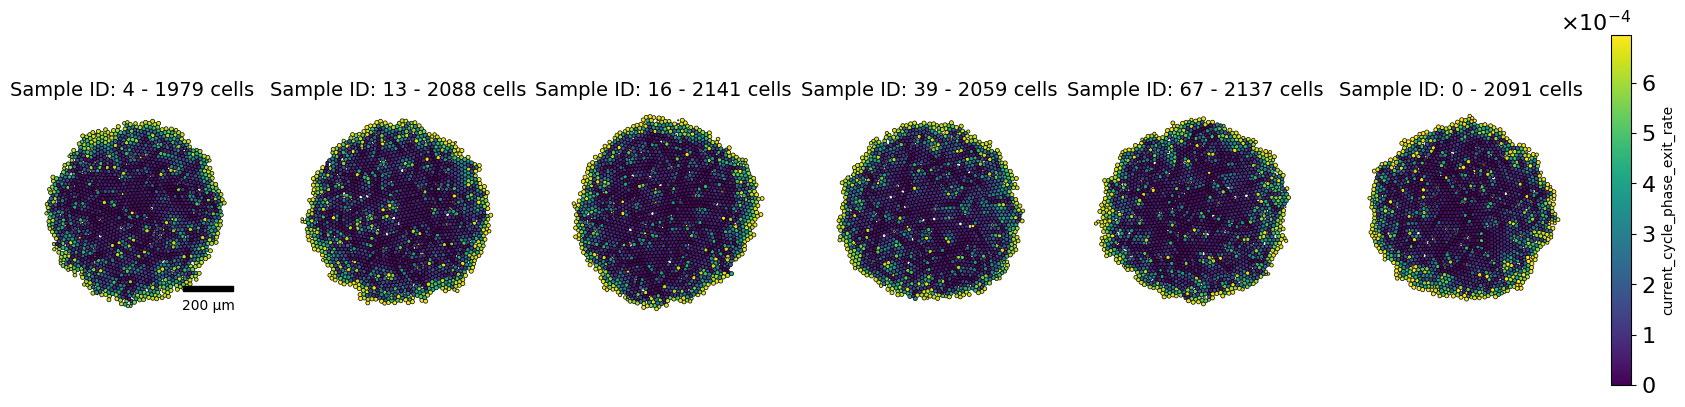
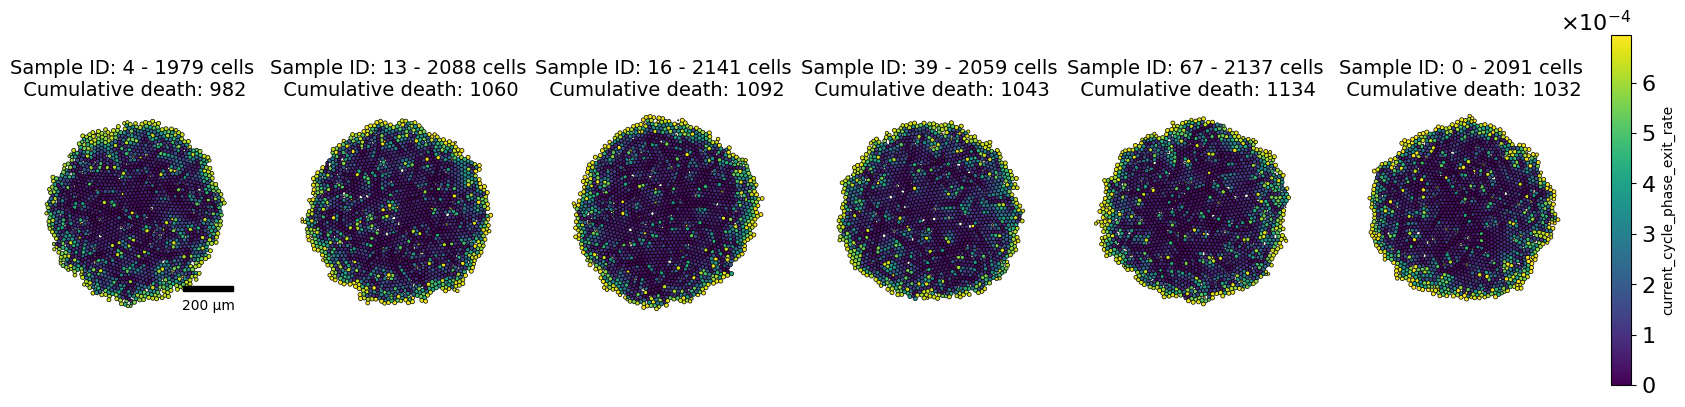
Code edit (unified diff) that turned the first committed figure into the second:
--- before
+++ after
@@ -13,10 +13,12 @@
 
 for ax_id, sample_id in enumerate(pareto_points+[0]):
-    mcds_last_time = df_qois_data_selected[df_qois_data_selected['SampleID'] == sample_id].iloc[0]['Data'][-1]
+    mcds_timeseries = df_qois_data_selected[df_qois_data_selected['SampleID'] == sample_id].iloc[0]['Data']
+    mcds_last_time = mcds_timeseries[-1] # Get the last time point of the time series for the current sample
+    cumulative_death = qoi_functions['sum_dead_cell_count'](mcds_timeseries)
     df_cell = mcds_last_time.get_cell_df()
     if mcds_last_time.get_time() != 7200:
         print(f"Sample ID {sample_id} has last time {mcds_last_time.get_time()} instead of 7200")
     last_collection = plot_cells_2D(df_cell, ax=axes[ax_id], scale_bar=True if (ax_id==0) else False, feature=feature, cmap='viridis', vmin=min_value, vmax=max_value)
-    axes[ax_id].set_title(f'Sample ID: {sample_id} - {len(df_cell)} cells', fontsize=14)
+    axes[ax_id].set_title(f'Sample ID: {sample_id} - {len(df_cell)} cells\n Cumulative death: {cumulative_death}', fontsize=14)
 
 # cbar = fig.colorbar(last_collection, ax=axes[-1], fraction=0.05, pad=0.02)    

Commit: Plot residuals and Cumulative death